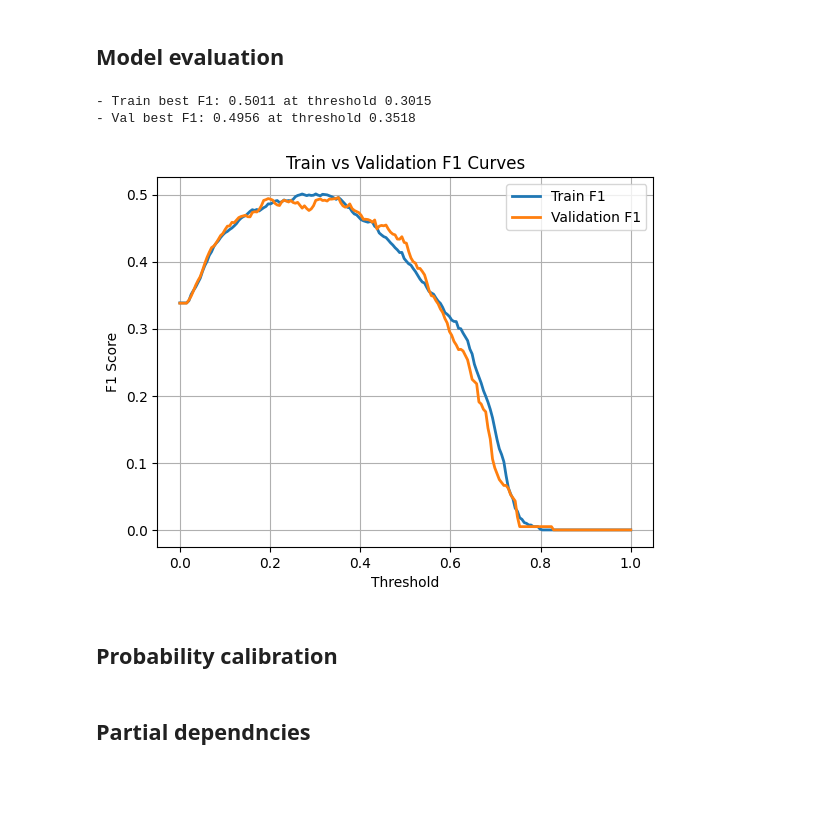
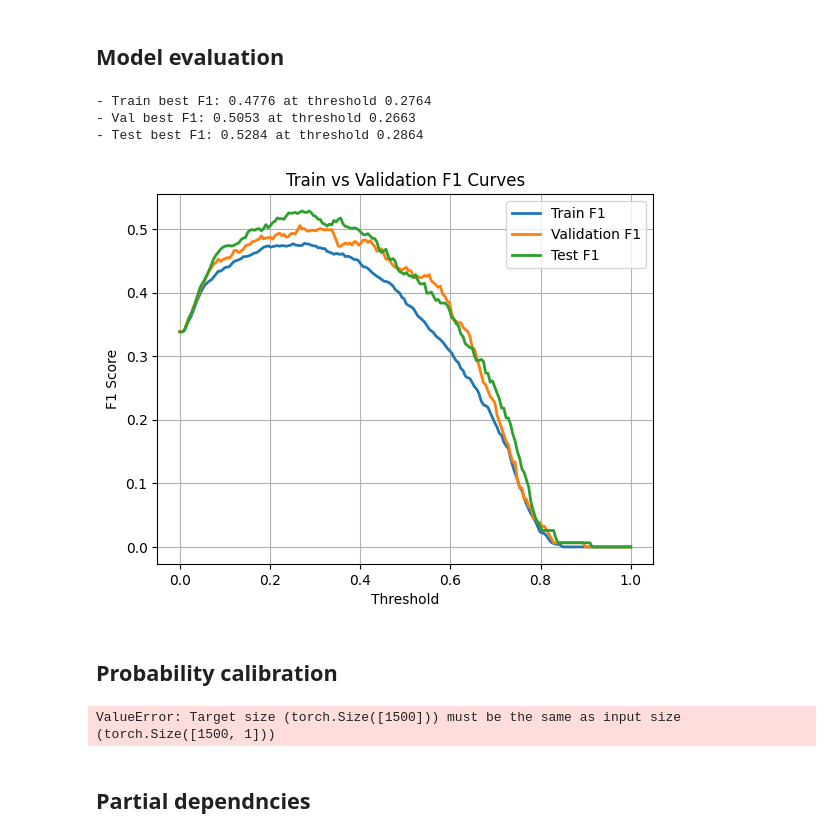
Before and after one commit to ArnauFabregat/probability_estimation, a Jupyter notebook: notebooks/monotonic_nn.ipynb, the cells around one changed output. Drawn from its saved outputs; the diff is of its cells as text; code cells hidden in the pictures; blank space fills up the shorter version.

```diff
--- a/notebooks/monotonic_nn.ipynb
+++ b/notebooks/monotonic_nn.ipynb
@@ -53,15 +54,19 @@ print(f"Imbalance Ratio: {ir_tr:.2f} (n0={n0}, n1={n1})")
 # %% [output]
 Imbalance Ratio: 3.91 (n0=7963, n1=2037)
 # %%
-# Train / validation split
-x_tr, x_val, y_tr, y_val = train_test_split(
-    X, y, test_size=0.2, random_state=42, stratify=y
+# Train / validation / test split
+x_tr, x_val_test, y_tr, y_val_test = train_test_split(
+    X, y, test_size=0.3, random_state=42, stratify=y
+)
+x_val, x_test, y_val, y_test = train_test_split(
+    x_val_test, y_val_test, test_size=0.5, random_state=42, stratify=y_val_test
 )
 
 # Standardize features
 scaler = StandardScaler()
 x_tr_std = scaler.fit_transform(x_tr)
 x_val_std = scaler.transform(x_val)
+x_test_std = scaler.transform(x_test)
 # %% [markdown]
 ## Init and fit the model
 # %%
@@ -111,27 +133,40 @@ history = model.fit(
 # Predict probs on validation set
 probs_tr = model.predict_proba(x_tr_std)
 probs_val = model.predict_proba(x_val_std)
+probs_test = model.predict_proba(x_test_std)
 
 # Compute best threshold & F1
 best_t_tr, best_f1_tr, f1_tr_curve, thresholds = get_best_f1(y_tr, probs_tr)
 best_t_val, best_f1_val, f1_val_curve, _ = get_best_f1(y_val, probs_val)
+best_t_test, best_f1_test, f1_test_curve, _ = get_best_f1(y_test, probs_test)
 
 print("- Train best F1:", round(best_f1_tr, 4), "at threshold", round(best_t_tr, 4))
 print("- Val best F1:", round(best_f1_val, 4), "at threshold", round(best_t_val, 4))
+print("- Test best F1:", round(best_f1_test, 4), "at threshold", round(best_t_test, 4))
 # %% [output]
-- Train best F1: 0.5011 at threshold 0.3015
-- Val best F1: 0.4956 at threshold 0.3518
+- Train best F1: 0.4776 at threshold 0.2764
+- Val best F1: 0.5053 at threshold 0.2663
+- Test best F1: 0.5284 at threshold 0.2864
 # %%
 plt.plot(thresholds, f1_tr_curve, label="Train F1", linewidth=2)
 plt.plot(thresholds, f1_val_curve, label="Validation F1", linewidth=2)
+plt.plot(thresholds, f1_test_curve, label="Test F1", linewidth=2)
 
 plt.xlabel("Threshold")
 plt.ylabel("F1 Score")
 plt.title("Train vs Validation F1 Curves")
 plt.legend()
 plt.grid(True)
 plt.show()
 # %% [output]
-[figure, old version]
+[figure, new version]
 # %% [markdown]
 ## Probability calibration
+# %%
+cal = Calibrator(method="temperature", model=model)
+cal.fit(x_val_t, y_val_t)
+
+probs_val_cal = cal.predict_proba(probs_val)
+probs_test_cal = cal.predict_proba(probs_test)
+# %% [output]
+ValueError: Target size (torch.Size([1500])) must be the same as input size (torch.Size([1500, 1]))
```
Also changed, not shown: parts of 6 cells of this notebook, 3 other files.
